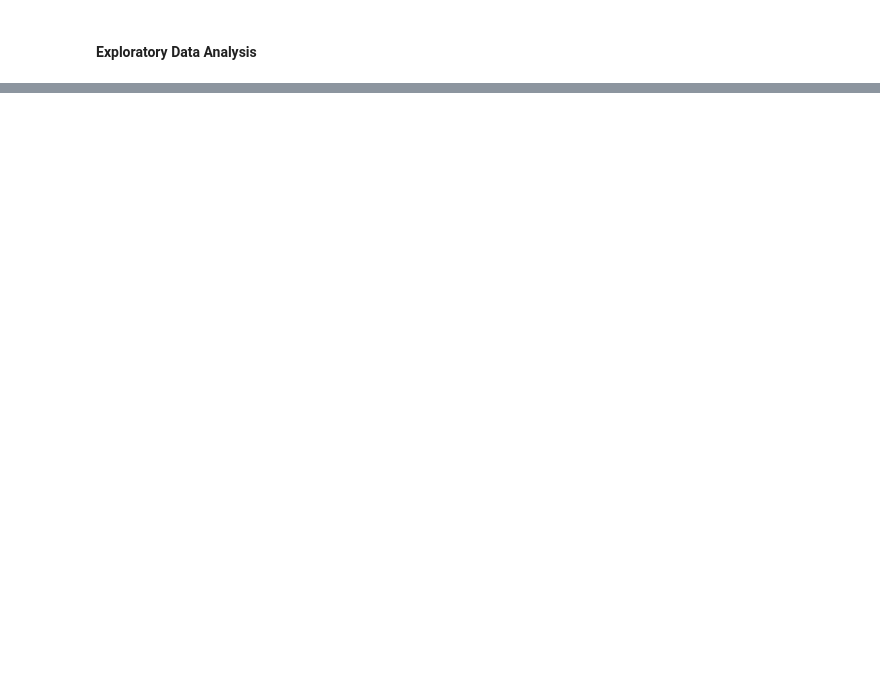
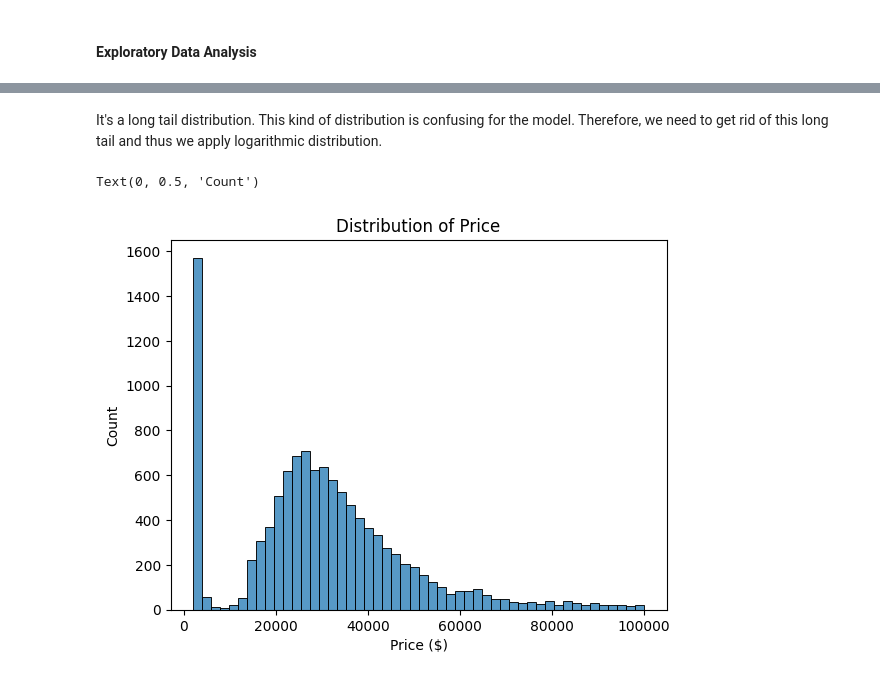
Before and after one commit to zarirahmani/car_price_prediction, a Jupyter notebook: car_price_prediction/regression.ipynb, the cells around one changed output, grey strips where cells are left out. Saved outputs shown, nothing was run; the diff lists cells and outputs as text; code cells hidden in the pictures; blank space fills up the shorter version.

```diff
--- a/car_price_prediction/regression.ipynb
+++ b/car_price_prediction/regression.ipynb
@@ -79,0 +107,10 @@ MSRP
+# %% [markdown]
+It's a long tail distribution. This kind of distribution is confusing for the model. Therefore, we need to get rid of this long tail and thus we apply logarithmic distribution.
+# %%
+sns.histplot(cars.msrp[cars.msrp < 100000], bins=50)
+plt.title('Distribution of Price')
+plt.xlabel('Price ($)')
+plt.ylabel('Count')
+# %% [output]
+Text(0, 0.5, 'Count')
+[figure, added]
```
Also changed, not shown: parts of 12 cells of this notebook.
